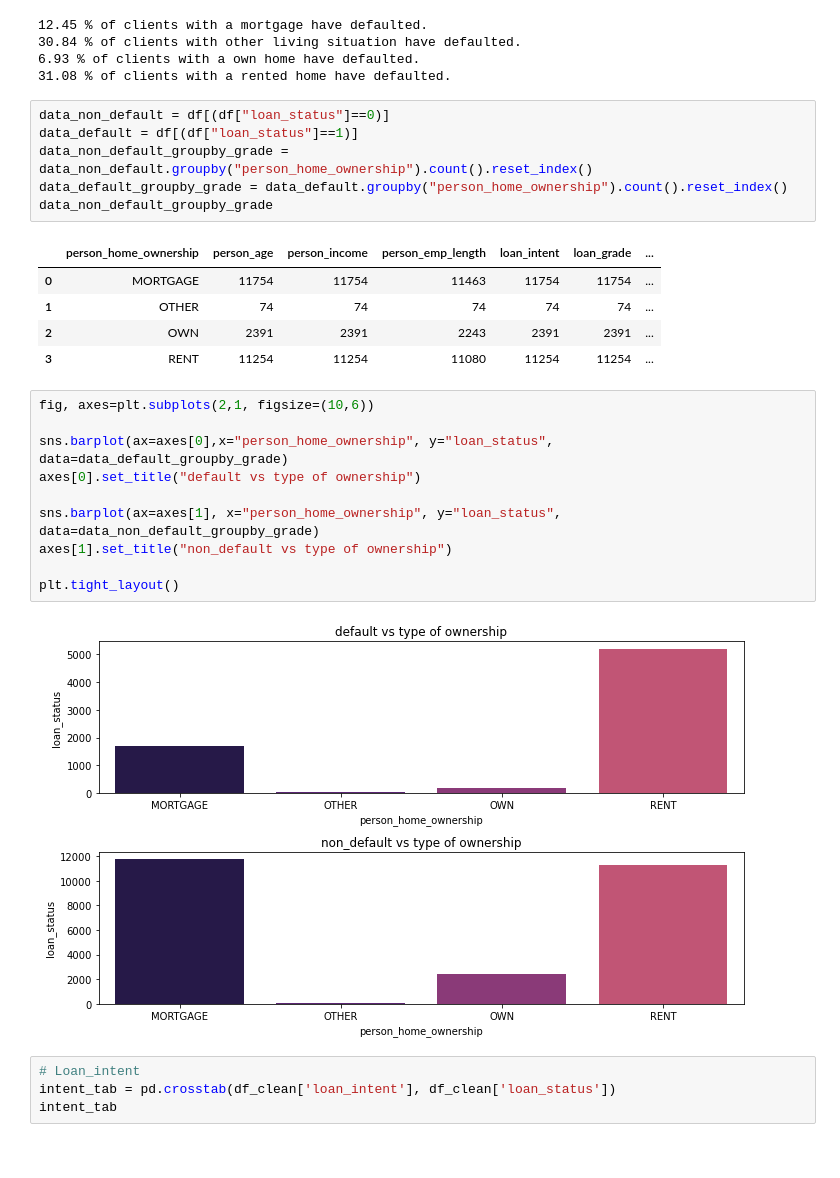
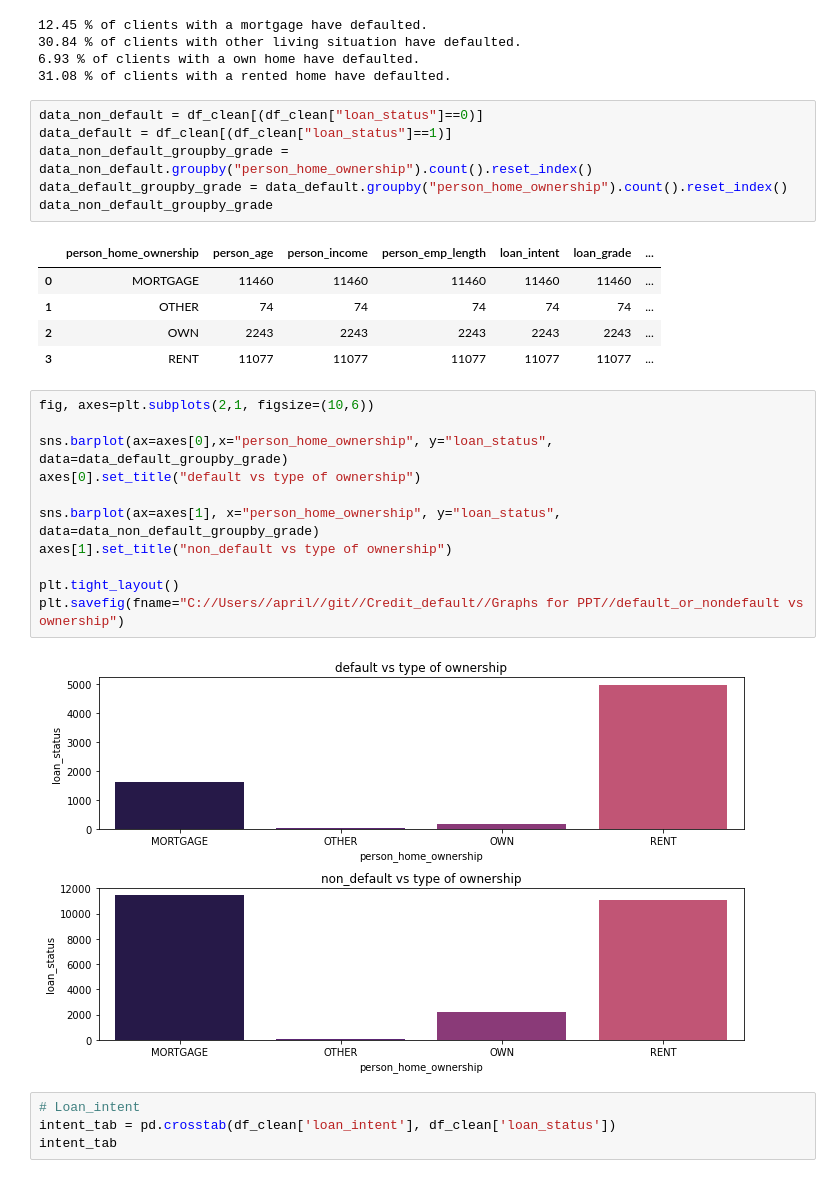
Before and after one commit to Shinan-tech/Credit_default, a Jupyter notebook: credit risk analysis_shinan.ipynb, the cells around one changed output. Cells and saved outputs as stored; diff of their text form.

```diff
--- a/credit risk analysis_shinan.ipynb
+++ b/credit risk analysis_shinan.ipynb
@@ -375,17 +382,17 @@ print("{} % of clients with a rented home have defaulted.".format(rent_pers))
 6.93 % of clients with a own home have defaulted.
 31.08 % of clients with a rented home have defaulted.
 # %%
-data_non_default = df[(df["loan_status"]==0)]
-data_default = df[(df["loan_status"]==1)]
+data_non_default = df_clean[(df_clean["loan_status"]==0)]
+data_default = df_clean[(df_clean["loan_status"]==1)]
 data_non_default_groupby_grade = data_non_default.groupby("person_home_ownership").count().reset_index()
 data_default_groupby_grade = data_default.groupby("person_home_ownership").count().reset_index()
 data_non_default_groupby_grade
 # %% [output]
 |  | person_home_ownership | person_age | person_income | person_emp_length | loan_intent | loan_grade | ... |
-| 0 | MORTGAGE | 11754 | 11754 | 11463 | 11754 | 11754 | ... |
+| 0 | MORTGAGE | 11460 | 11460 | 11460 | 11460 | 11460 | ... |
 | 1 | OTHER | 74 | 74 | 74 | 74 | 74 | ... |
-| 2 | OWN | 2391 | 2391 | 2243 | 2391 | 2391 | ... |
-| 3 | RENT | 11254 | 11254 | 11080 | 11254 | 11254 | ... |
+| 2 | OWN | 2243 | 2243 | 2243 | 2243 | 2243 | ... |
+| 3 | RENT | 11077 | 11077 | 11077 | 11077 | 11077 | ... |
 # %%
 fig, axes=plt.subplots(2,1, figsize=(10,6))
 
@@ -396,8 +403,9 @@ sns.barplot(ax=axes[1], x="person_home_ownership", y="loan_status", data=data_no
 axes[1].set_title("non_default vs type of ownership")
 
 plt.tight_layout()
+plt.savefig(fname="C://Users//april//git//Credit_default//Graphs for PPT//default_or_nondefault vs ownership")
 # %% [output]
-[figure, old version]
+[figure, new version]
 # %%
 # Loan_intent
 intent_tab = pd.crosstab(df_clean['loan_intent'], df_clean['loan_status'])
```
Also changed, not shown: parts of 27 cells of this notebook, 10 other files.
